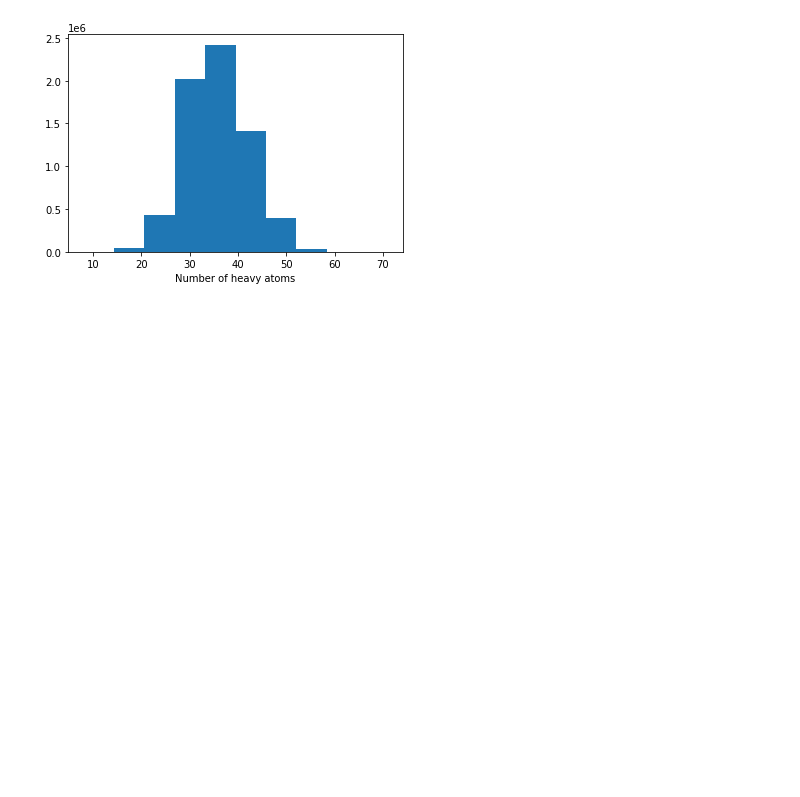
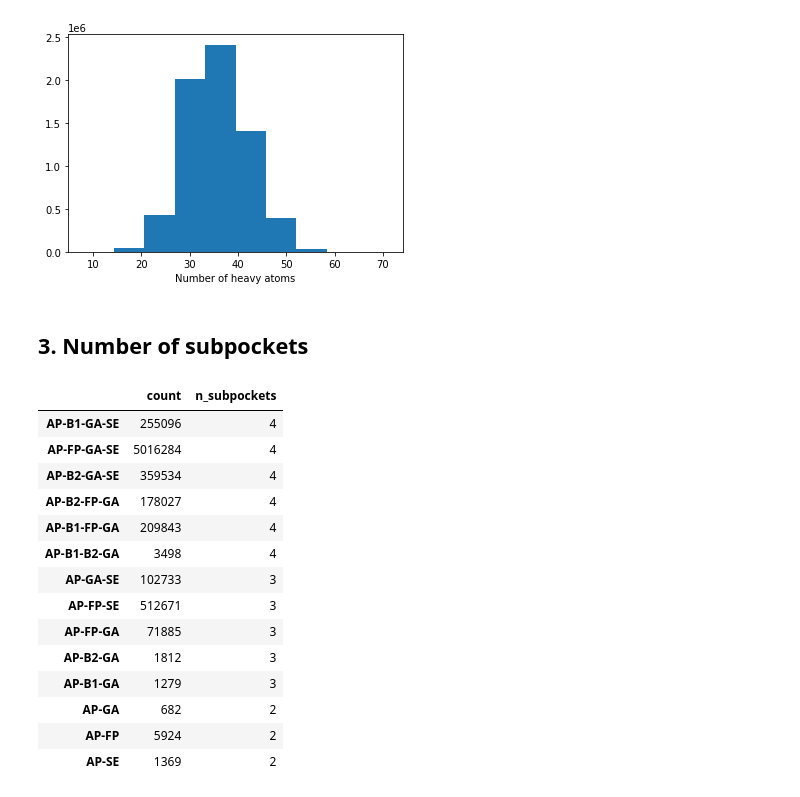
Before and after one commit to volkamerlab/KinFragLib, a Jupyter notebook: notebooks/4_2_combinatorial_library_properties.ipynb, the cells around one changed output. Saved outputs shown, nothing was run; the diff lists cells and outputs as text; code cells hidden in the pictures; blank space fills up the shorter version.

```diff
--- a/notebooks/4_2_combinatorial_library_properties.ipynb
+++ b/notebooks/4_2_combinatorial_library_properties.ipynb
@@ -208,3 +209,25 @@ Text(0.5, 0, 'Number of heavy atoms')
 # %%
 # Delete object (since very large with ~6M entries)
 del n_atoms
+# %% [markdown]
+## 3. Number of subpockets
+# %%
+subpockets = pd.read_csv('../data/combinatorial_library/subpockets.csv', index_col=0)
+subpockets['n_subpockets'] = [len(i.split('-')) for i in subpockets.index]
+subpockets
+# %% [output]
+|  | count | n_subpockets |
+| AP-B1-GA-SE | 255096 | 4 |
+| AP-FP-GA-SE | 5016284 | 4 |
+| AP-B2-GA-SE | 359534 | 4 |
+| AP-B2-FP-GA | 178027 | 4 |
+| AP-B1-FP-GA | 209843 | 4 |
+| AP-B1-B2-GA | 3498 | 4 |
+| AP-GA-SE | 102733 | 3 |
+| AP-FP-SE | 512671 | 3 |
+| AP-FP-GA | 71885 | 3 |
+| AP-B2-GA | 1812 | 3 |
+| AP-B1-GA | 1279 | 3 |
+| AP-GA | 682 | 2 |
+| AP-FP | 5924 | 2 |
+| AP-SE | 1369 | 2 |
```
Also changed, not shown: parts of 5 cells of this notebook, 7 other files.
